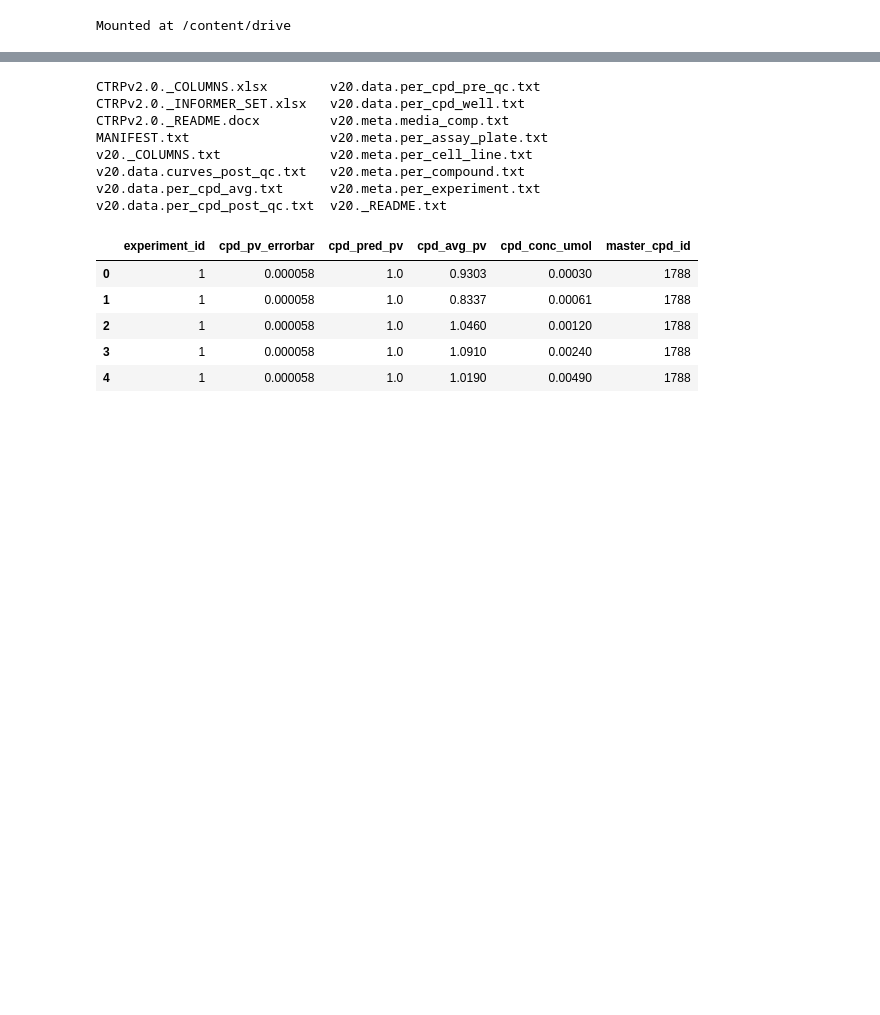
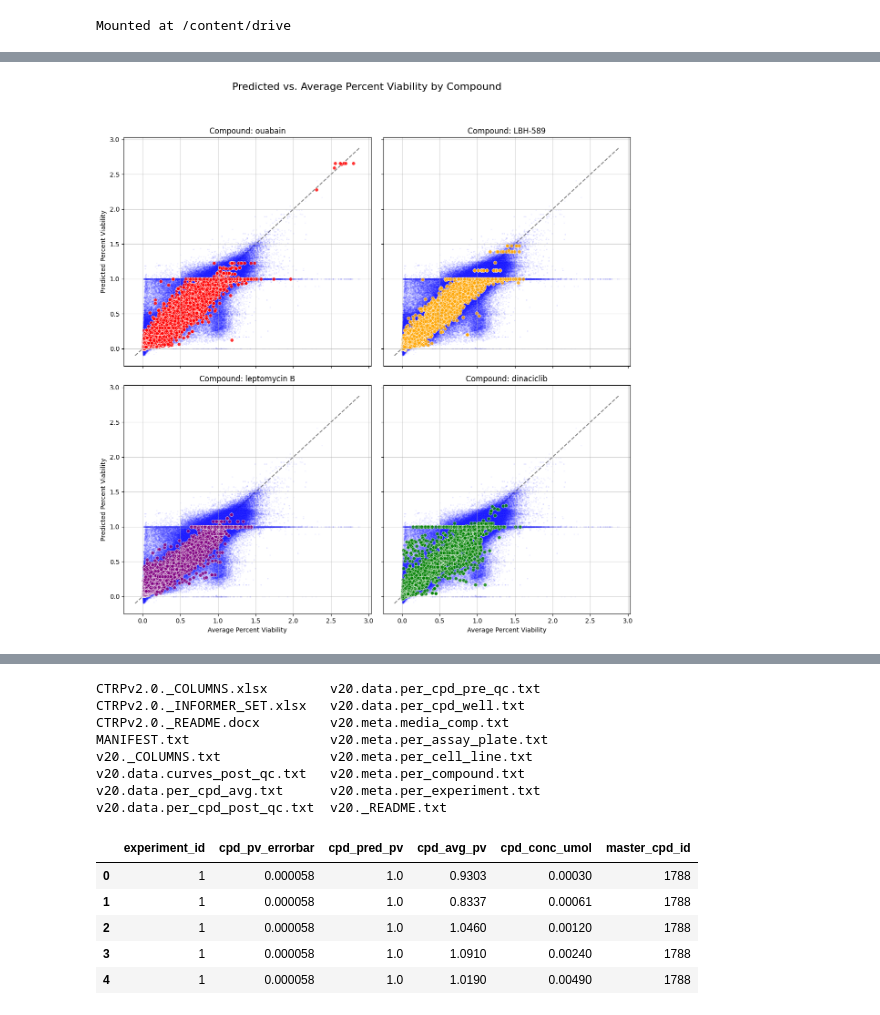
Before and after one commit to zrsteff/DSC502-Group-1-Project, a Jupyter notebook: DSC502_Group_Project_ZRS.ipynb, the cells around one changed output, grey strips where cells are left out. Drawn from its saved outputs; the diff is of its cells as text; code cells hidden in the pictures; blank space fills up the shorter version.

```diff
--- a/DSC502_Group_Project_ZRS.ipynb
+++ b/DSC502_Group_Project_ZRS.ipynb
@@ -7,0 +12,76 @@ Mounted at /content/drive
+# %%
+import matplotlib.pyplot as plt
+import seaborn as sns
+
+# Define custom colors (reusing from previous cell's logic)
+colors = {
+    'ouabain': 'red',
+    'LBH-589': 'orange',
+    'leptomycin B': 'purple',
+    'dinaciclib': 'green',
+    'Other Compounds': 'blue'
+}
+
+# Separate data for 'Other Compounds' and selected compounds (reusing from previous cell's logic)
+other_compounds_data = plot_data[plot_data['compound_category'] == 'Other Compounds']
+selected_compounds_data = plot_data[plot_data['compound_category'] != 'Other Compounds']
+
+# Calculate global min/max for shared axes to ensure consistent scaling
+min_val = plot_data[['cpd_avg_pv', 'cpd_pred_pv']].min().min()
+max_val = plot_data[['cpd_avg_pv', 'cpd_pred_pv']].max().max()
+
+# Determine grid size for subplots based on the number of selected compounds
+num_compounds = len(selected_compound_names)
+n_cols = 2  # Arrange in 2 columns
+n_rows = (num_compounds + n_cols - 1) // n_cols # Calculate rows needed (ceiling division)
+
+fig, axes = plt.subplots(n_rows, n_cols, figsize=(n_cols * 6, n_rows * 6), sharex=True, sharey=True)
+axes = axes.flatten() # Flatten the array of axes for easy iteration
+
+for i, compound_name in enumerate(selected_compound_names):
+    ax = axes[i]
+
+    # Plot 'Other Compounds' data as background in each panel
+    sns.scatterplot(
+        data=other_compounds_data,
+        x='cpd_avg_pv',
+        y='cpd_pred_pv',
+        color=colors['Other Compounds'],
+        alpha=0.05, # Very low transparency for background context
+        s=5,
+        ax=ax,
+        legend=False
+    )
+
+    # Plot the specific selected compound for the current panel
+    subset = selected_compounds_data[selected_compounds_data['compound_category'] == compound_name]
+    sns.scatterplot(
+        data=subset,
+        x='cpd_avg_pv',
+        y='cpd_pred_pv',
+        color=colors[compound_name],
+        alpha=0.8,
+        s=30, # Slightly smaller than the combined plot for dedicated view
+        edgecolor='w',
+        linewidth=0.5,
+        ax=ax,
+        legend=False
+    )
+
+    # Plot the perfect agreement line (y=x)
+    ax.plot([min_val, max_val], [min_val, max_val], color='gray', linestyle='--', label='Perfect Agreement (y=x)', zorder=0)
+
+    ax.set_title(f'Compound: {compound_name}')
+    ax.set_xlabel('Average Percent Viability')
+    ax.set_ylabel('Predicted Percent Viability')
+    ax.grid(True, alpha=0.6)
+
+# Hide any unused subplots if the number of compounds doesn't perfectly fill the grid
+for j in range(i + 1, len(axes)):
+    fig.delaxes(axes[j])
+
+fig.suptitle('Predicted vs. Average Percent Viability by Compound', y=1.02, fontsize=16) # Overall title
+plt.tight_layout(rect=[0, 0, 1, 0.98]) # Adjust layout to prevent title overlap
+plt.show()
+# %% [output]
+[figure, added]
```
Also changed, not shown: parts of 22 cells of this notebook.
